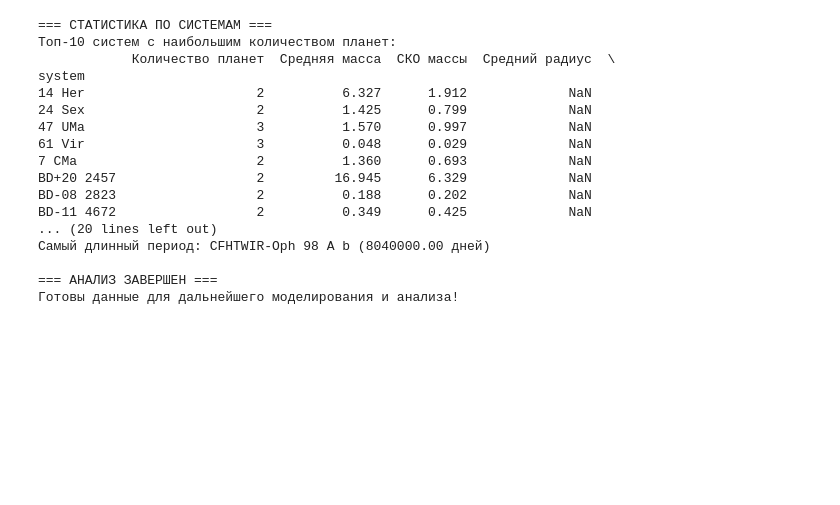
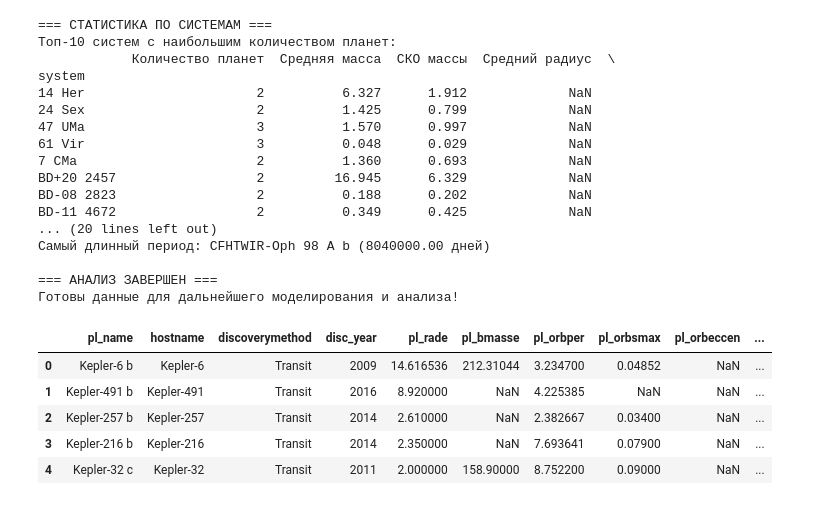
Before and after one commit to IrinaAntipina/astro-biom, a Jupyter notebook: data/eda.ipynb, the cells around one changed output. Drawn from its saved outputs; the diff is of its cells as text; code cells hidden in the pictures; blank space fills up the shorter version.

```diff
--- a/data/eda.ipynb
+++ b/data/eda.ipynb
@@ -283,3 +283,34 @@ BD-11 4672                  2          0.349      0.425             NaN
 
 === АНАЛИЗ ЗАВЕРШЕН ===
 Готовы данные для дальнейшего моделирования и анализа!
+# %%
+import requests
+import pandas as pd
+import io
+
+base_url = "https://exoplanetarchive.ipac.caltech.edu/TAP/sync"
+
+# documentation https://exoplanetarchive.ipac.caltech.edu/docs/API_PS_columns.html
+
+query = """
+SELECT
+    pl_name, hostname, discoverymethod, disc_year,
+    pl_rade, pl_bmasse, pl_orbper, pl_orbsmax, pl_orbeccen, pl_eqt,
+    st_mass, st_rad, st_teff, st_lum, st_spectype, sy_dist
+FROM ps
+WHERE default_flag = 1
+"""
+
+response = requests.get(base_url, params={"query": query, "format": "csv"})
+
+
+df = pd.read_csv(response)
+
+df.head()
+# %% [output]
+|  | pl_name | hostname | discoverymethod | disc_year | pl_rade | pl_bmasse | pl_orbper | pl_orbsmax | pl_orbeccen | ... |
+| 0 | Kepler-6 b | Kepler-6 | Transit | 2009 | 14.616536 | 212.31044 | 3.234700 | 0.04852 | NaN | ... |
+| 1 | Kepler-491 b | Kepler-491 | Transit | 2016 | 8.920000 | NaN | 4.225385 | NaN | NaN | ... |
+| 2 | Kepler-257 b | Kepler-257 | Transit | 2014 | 2.610000 | NaN | 2.382667 | 0.03400 | NaN | ... |
+| 3 | Kepler-216 b | Kepler-216 | Transit | 2014 | 2.350000 | NaN | 7.693641 | 0.07900 | NaN | ... |
+| 4 | Kepler-32 c | Kepler-32 | Transit | 2011 | 2.000000 | 158.90000 | 8.752200 | 0.09000 | NaN | ... |
```
Also changed, not shown: parts of 10 cells of this notebook, 12 other files.
